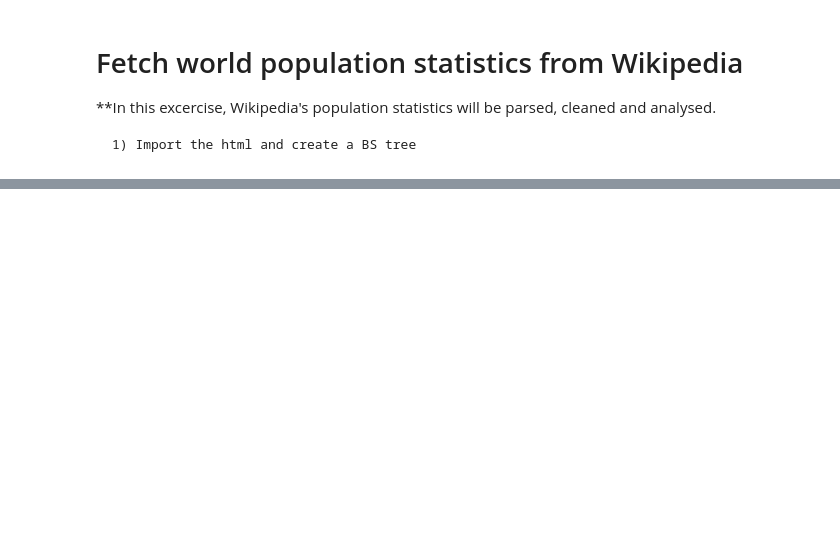
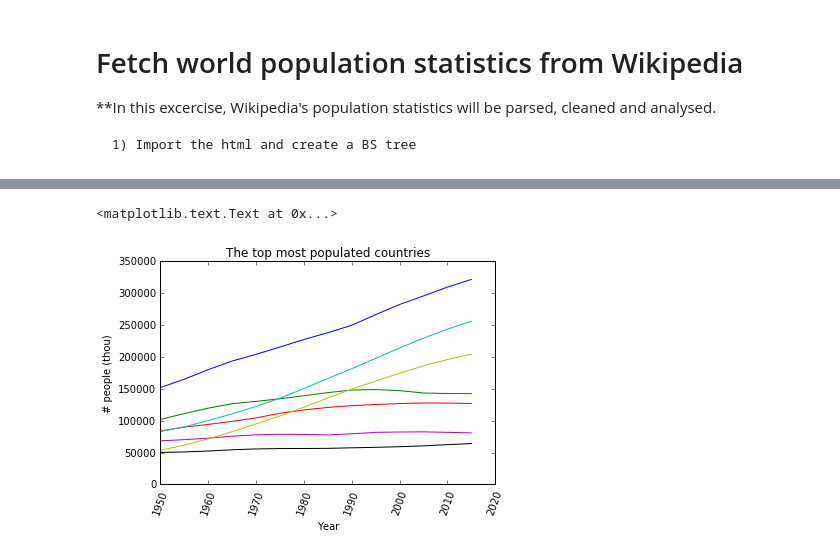
Before and after one commit to akiva111/Project1, a Jupyter notebook: WikiWorldStats.ipynb, the cells around one changed output, grey strips where cells are left out. Drawn from its saved outputs; the diff is of its cells as text; code cells hidden in the pictures; blank space fills up the shorter version.

```diff
--- a/WikiWorldStats.ipynb
+++ b/WikiWorldStats.ipynb
@@ -100,0 +112,19 @@ plt.show()
+# %%
+##### Determine which countries have the most people
+# A good way to do that would be to average across each row, store that vector and sort
+maxpop = mydata.sort_values(['1950','1955','1960'],ascending=[False,False,False])
+# sorts population according to the year 1950
+maxPopCountries = maxpop.index[3:10]
+for country in maxPopCountries:
+    row = maxpop.ix[country]
+    plt.plot(row.index, row, label=row.name )
+
+plt.ylim(ymin=0) # start y axis at 0
+plt.xticks(rotation=70)
+plt.legend(loc='best')
+plt.xlabel("Year")
+plt.ylabel("# people (thou)")
+plt.title("The top most populated countries")
+# %% [output]
+<matplotlib.text.Text at 0x...>
+[figure, added]
```
Also changed, not shown: parts of 16 cells of this notebook.
